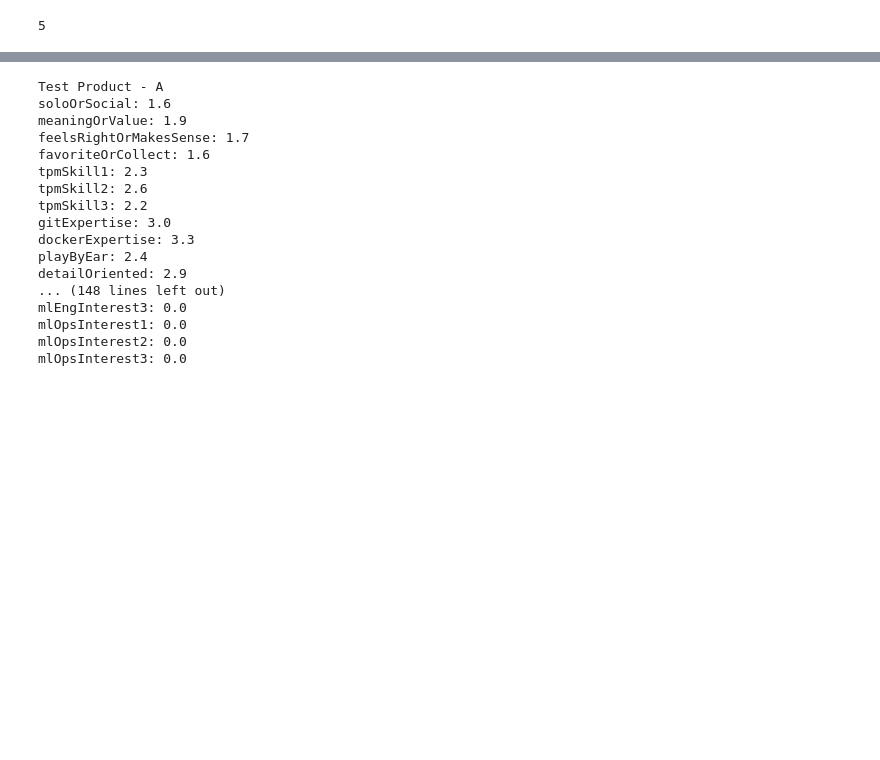
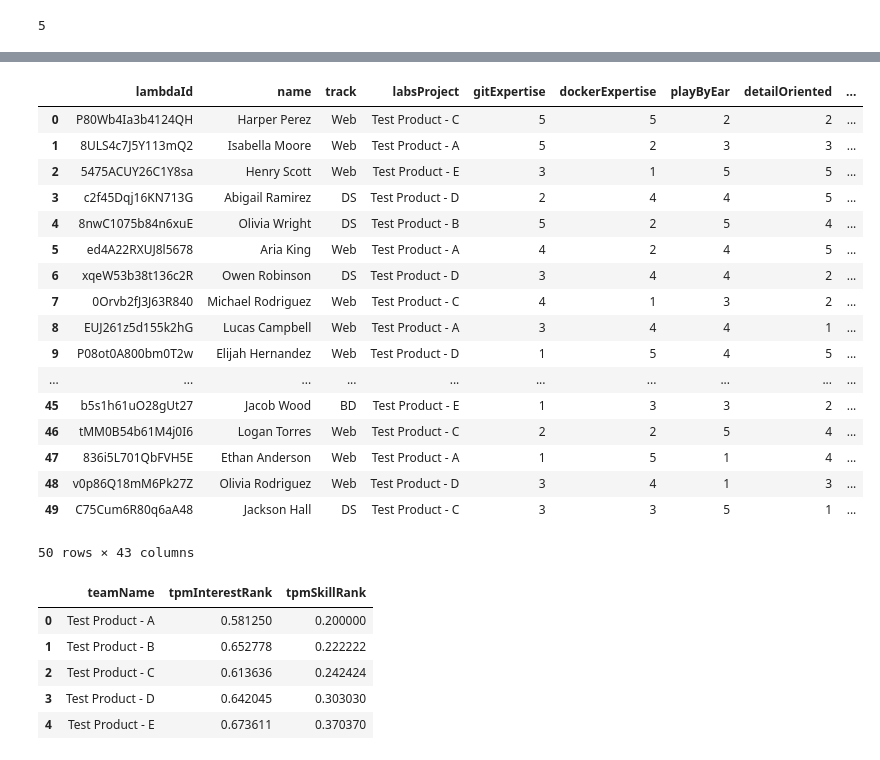
Before and after one commit to BloomTech-Labs/SortingHat4, a Jupyter notebook: notebooks/integration_tests.ipynb, the cells around one changed output, grey strips where cells are left out. Drawn from its saved outputs; the diff is of its cells as text; code cells hidden in the pictures; blank space fills up the shorter version.

```diff
--- a/notebooks/integration_tests.ipynb
+++ b/notebooks/integration_tests.ipynb
@@ -145,2 +104,22 @@ projects_df
 # %%
 learners_df = DataFrame(learners)
+learners_df
+# %% [output]
+|  | lambdaId | name | track | labsProject | gitExpertise | dockerExpertise | playByEar | detailOriented | ... |
+| 0 | P80Wb4Ia3b4124QH | Harper Perez | Web | Test Product - C | 5 | 5 | 2 | 2 | ... |
+| 1 | 8ULS4c7J5Y113mQ2 | Isabella Moore | Web | Test Product - A | 5 | 2 | 3 | 3 | ... |
+| 2 | 5475ACUY26C1Y8sa | Henry Scott | Web | Test Product - E | 3 | 1 | 5 | 5 | ... |
+| 3 | c2f45Dqj16KN713G | Abigail Ramirez | DS | Test Product - D | 2 | 4 | 4 | 5 | ... |
+| 4 | 8nwC1075b84n6xuE | Olivia Wright | DS | Test Product - B | 5 | 2 | 5 | 4 | ... |
+| 5 | ed4A22RXUJ8l5678 | Aria King | Web | Test Product - A | 4 | 2 | 4 | 5 | ... |
+| 6 | xqeW53b38t136c2R | Owen Robinson | DS | Test Product - D | 3 | 4 | 4 | 2 | ... |
+| 7 | 0Orvb2fJ3J63R840 | Michael Rodriguez | Web | Test Product - C | 4 | 1 | 3 | 2 | ... |
+| 8 | EUJ261z5d155k2hG | Lucas Campbell | Web | Test Product - A | 3 | 4 | 4 | 1 | ... |
+| 9 | P08ot0A800bm0T2w | Elijah Hernandez | Web | Test Product - D | 1 | 5 | 4 | 5 | ... |
+| ... | ... | ... | ... | ... | ... | ... | ... | ... | ... |
+| 45 | b5s1h61uO28gUt27 | Jacob Wood | BD | Test Product - E | 1 | 3 | 3 | 2 | ... |
+| 46 | tMM0B54b61M4j0I6 | Logan Torres | Web | Test Product - C | 2 | 2 | 5 | 4 | ... |
+| 47 | 836i5L701QbFVH5E | Ethan Anderson | Web | Test Product - A | 1 | 5 | 1 | 4 | ... |
+| 48 | v0p86Q18mM6Pk27Z | Olivia Rodriguez | Web | Test Product - D | 3 | 4 | 1 | 3 | ... |
+| 49 | C75Cum6R80q6aA48 | Jackson Hall | DS | Test Product - C | 3 | 3 | 5 | 1 | ... |
+50 rows × 43 columns
@@ -163,37 +126,27 @@ for stat in alpha_stats:
 # %%
 stat_list = [
-    'soloOrSocial', 'meaningOrValue', 'feelsRightOrMakesSense',
-    'favoriteOrCollect', 'tpmSkill1', 'tpmSkill2', 'tpmSkill3',
-    'gitExpertise', 'dockerExpertise', 'playByEar', 'detailOriented',
-    'speakUpInDiscussions', 'tpmInterest1', 'tpmInterest2', 'tpmInterest3',
-    'tpmInterest4', 'uxInterest1', 'uxInterest2', 'frontendInterest1',
-    'frontendInterest2', 'backendInterest1', 'backendInterest2',
-    'dataEngInterest1', 'dataEngInterest2', 'dataEngInterest3',
-    'mlEngInterest1', 'mlEngInterest2', 'mlEngInterest3', 'mlOpsInterest1',
-    'mlOpsInterest2', 'mlOpsInterest3',
+    'tpmInterestRank',
+    'tpmSkillRank',
+    # 'uxInterestRank',
+    # 'frontendInterestRank',
+    # 'backendInterestRank',
+    # 'dataEngInterestRank',
+    # 'mlEngInterestRank',
+    # 'mlOpsInterestRank',
 ]
 project_names = sorted(learners_df["labsProject"].unique().tolist())
+data = []
 for team in project_names:
-    print(team)
+    datum = {"teamName": team}
     for stat in stat_list:
-        print(
-            f"{stat}: {learners_df[learners_df['labsProject'] == team][stat].mean():.1f}")
-    print()
+        datum[stat] = learners_df[learners_df['labsProject'] == team][stat].mean()
+    data.append(datum)
+df = DataFrame(data)
+df
 # %% [output]
-Test Product - A
-soloOrSocial: 1.6
-meaningOrValue: 1.9
-feelsRightOrMakesSense: 1.7
-favoriteOrCollect: 1.6
-tpmSkill1: 2.3
-tpmSkill2: 2.6
-tpmSkill3: 2.2
-gitExpertise: 3.0
-dockerExpertise: 3.3
-playByEar: 2.4
-detailOriented: 2.9
-... (148 lines left out)
-mlEngInterest3: 0.0
-mlOpsInterest1: 0.0
-mlOpsInterest2: 0.0
-mlOpsInterest3: 0.0
+|  | teamName | tpmInterestRank | tpmSkillRank |
+| 0 | Test Product - A | 0.581250 | 0.200000 |
+| 1 | Test Product - B | 0.652778 | 0.222222 |
+| 2 | Test Product - C | 0.613636 | 0.242424 |
+| 3 | Test Product - D | 0.642045 | 0.303030 |
+| 4 | Test Product - E | 0.673611 | 0.370370 |
```
Also changed, not shown: parts of 10 cells of this notebook, 5 other files.
